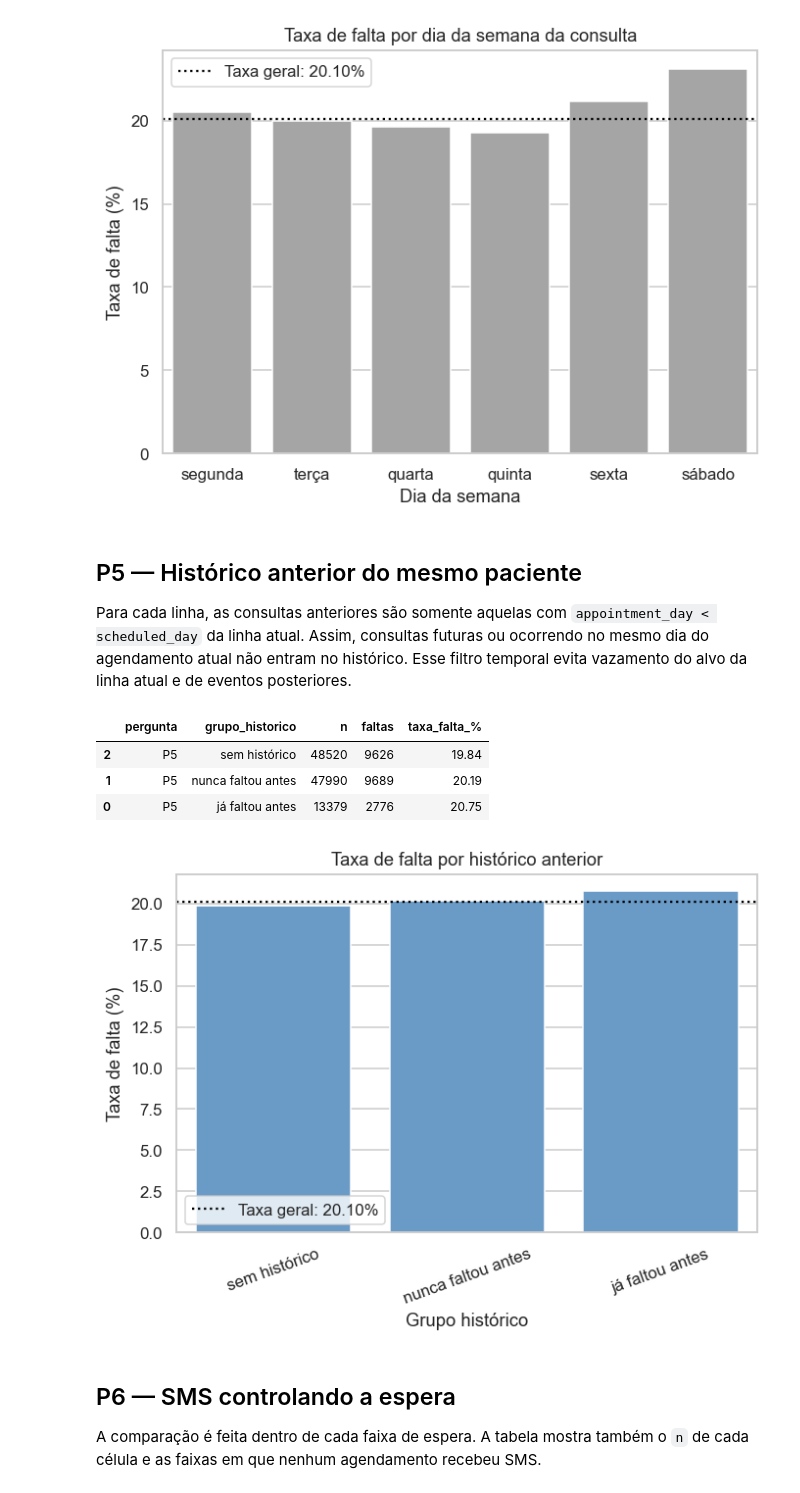
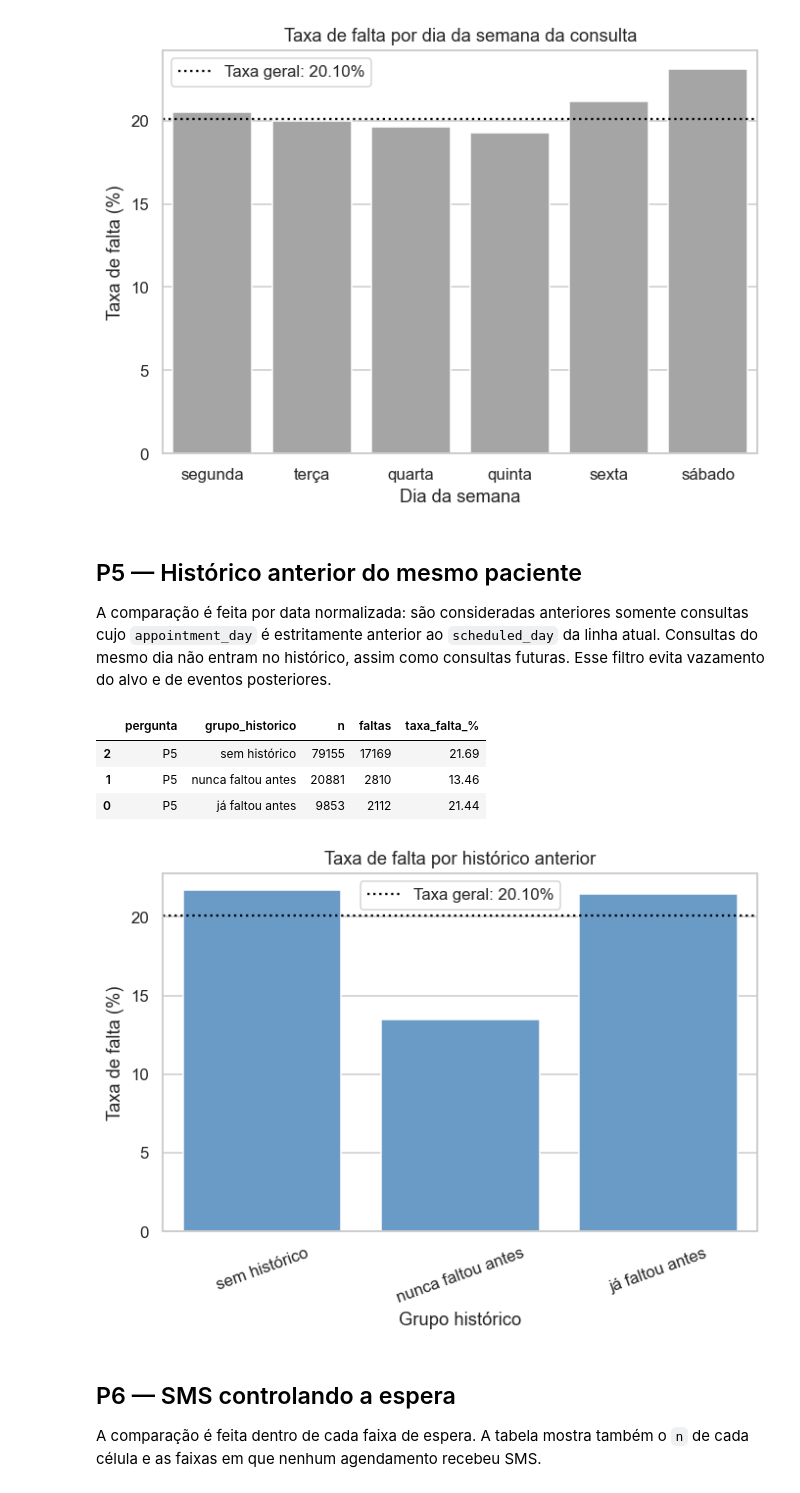
Before and after one commit to AlexandreTommasi/c318-faltas-sus, a Jupyter notebook: notebooks/05_perguntas_negocio.ipynb, the cells around one changed output. Saved outputs shown, nothing was run; the diff lists cells and outputs as text; code cells hidden in the pictures.

Commit message:
[S3] Corrige P5 com add_patient_history (comparação por data) e atualiza respostas

```diff
--- a/notebooks/05_perguntas_negocio.ipynb
+++ b/notebooks/05_perguntas_negocio.ipynb
@@ -262,37 +262,27 @@ n de sábado: 39
 # %% [markdown]
 ## P5 — Histórico anterior do mesmo paciente
 
-Para cada linha, as consultas anteriores são somente aquelas com `appointment_day < scheduled_day` da linha atual. Assim, consultas futuras ou ocorrendo no mesmo dia do agendamento atual não entram no histórico. Esse filtro temporal evita vazamento do alvo da linha atual e de eventos posteriores.
+A comparação é feita por data normalizada: são consideradas anteriores somente consultas cujo `appointment_day` é estritamente anterior ao `scheduled_day` da linha atual. Consultas do mesmo dia não entram no histórico, assim como consultas futuras. Esse filtro evita vazamento do alvo e de eventos posteriores.
 # %%
-def add_prior_history(data):
-    ordered = data.sort_values(["patient_id", "scheduled_day", "appointment_day"]).copy()
-    prior_misses = np.zeros(len(ordered), dtype=int)
-    prior_attended = np.zeros(len(ordered), dtype=int)
-    for _, idx in ordered.groupby("patient_id", sort=False).groups.items():
-        positions = np.asarray(list(idx))
-        appointments = ordered.loc[positions, "appointment_day"].to_numpy()
-        scheduled = ordered.loc[positions, "scheduled_day"].to_numpy()
-        targets = ordered.loc[positions, "no_show"].to_numpy()
-        for j, pos in enumerate(positions):
-            eligible = appointments < scheduled[j]
-            prior_misses[pos] = int(targets[eligible].sum())
-            prior_attended[pos] = int((eligible & (targets == 0)).sum())
-    ordered["faltas_anteriores"] = prior_misses
-    ordered["consultas_ocorridas_anteriores"] = prior_attended
-    ordered["grupo_historico"] = np.select([ordered["faltas_anteriores"] >= 1, (ordered["faltas_anteriores"] == 0) & ((ordered["consultas_ocorridas_anteriores"] >= 1))], ["já faltou antes", "nunca faltou antes"], default="sem histórico")
-    return ordered
-
-history = add_prior_history(df)
+history = add_patient_history(df)
+history["grupo_historico"] = np.select(
+    [
+        history["previous_no_shows"] >= 1,
+        (history["previous_appointments"] >= 1) & (history["previous_no_shows"] == 0),
+    ],
+    ["já faltou antes", "nunca faltou antes"],
+    default="sem histórico",
+)
 p5 = rate_table(history, "grupo_historico", "P5", ["sem histórico", "nunca faltou antes", "já faltou antes"])
 show_table(p5)
 ax = sns.barplot(data=p5, x="grupo_historico", y="taxa_falta_%", color="#5b9bd5")
 ax.set_title("Taxa de falta por histórico anterior"); ax.set_xlabel("Grupo histórico"); ax.set_ylabel("Taxa de falta (%)"); ax.tick_params(axis="x", rotation=20); add_general_line(ax); savefig("p5_historico.png")
 # %% [output]
 |  | pergunta | grupo_historico | n | faltas | taxa_falta_% |
-| 2 | P5 | sem histórico | 48520 | 9626 | 19.84 |
-| 1 | P5 | nunca faltou antes | 47990 | 9689 | 20.19 |
-| 0 | P5 | já faltou antes | 13379 | 2776 | 20.75 |
+| 2 | P5 | sem histórico | 79155 | 17169 | 21.69 |
+| 1 | P5 | nunca faltou antes | 20881 | 2810 | 13.46 |
+| 0 | P5 | já faltou antes | 9853 | 2112 | 21.44 |
-[figure, old version]
+[figure, new version]
 # %% [markdown]
 ## P6 — SMS controlando a espera
 
```
Also changed, not shown: parts of 2 cells of this notebook, 3 other files.
